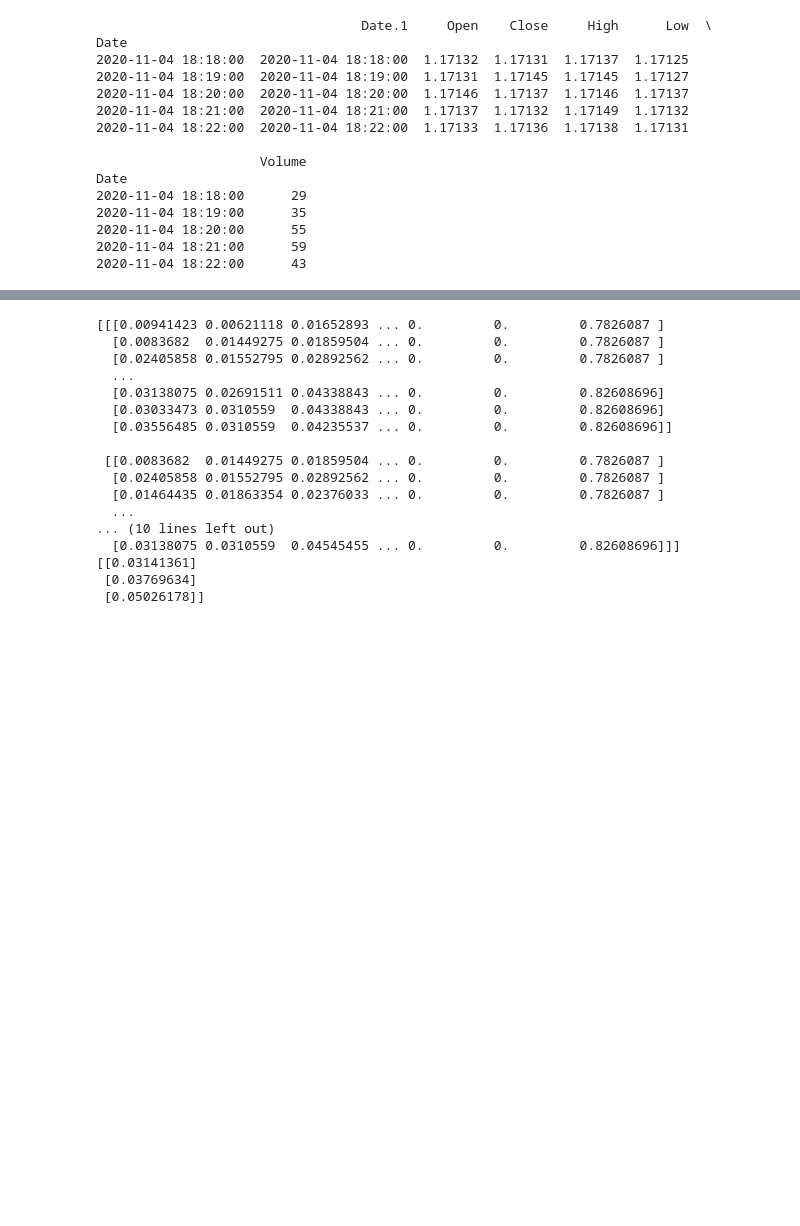
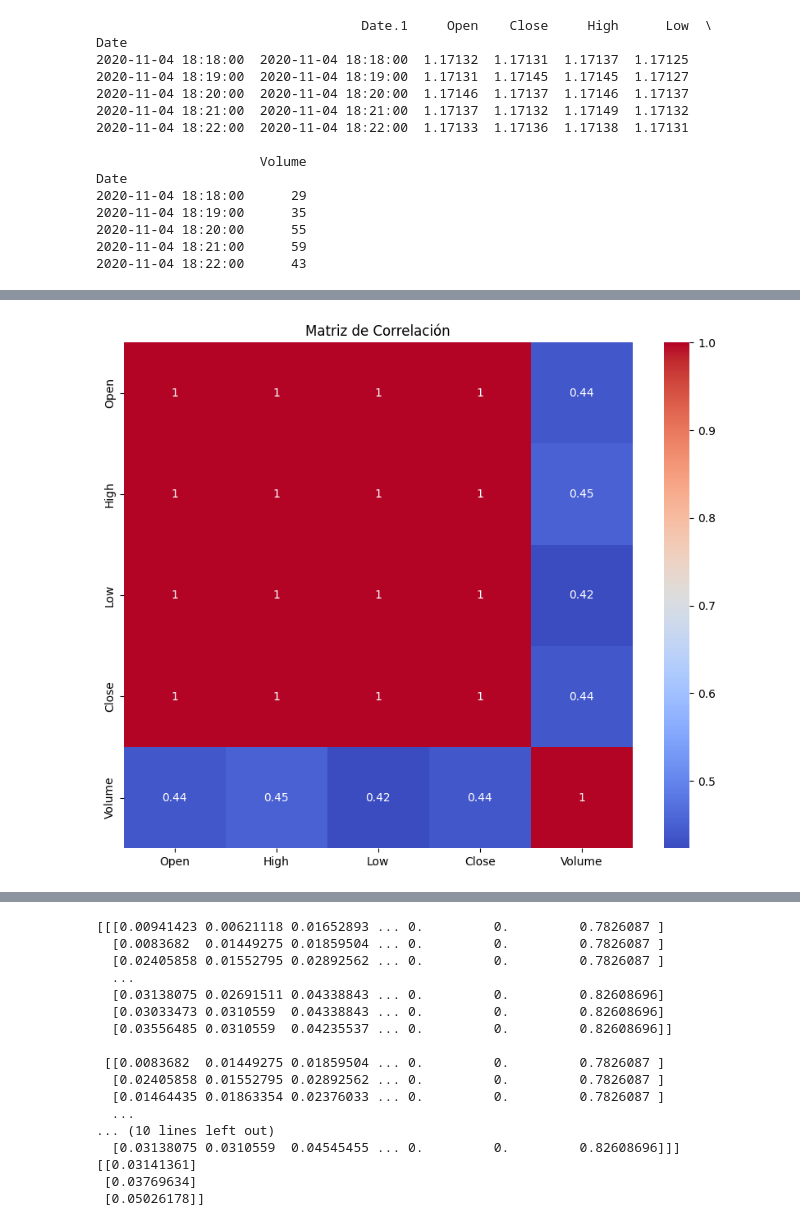
Before and after one commit to irenegauna/eur-usd-exchange-rate-predictor, a Jupyter notebook: Predicción_dolar_vs_euro.ipynb, the cells around one changed output, grey strips where cells are left out. Cells and saved outputs as stored; diff of their text form; code cells hidden in the pictures; blank space fills up the shorter version.

```diff
--- a/Predicción_dolar_vs_euro.ipynb
+++ b/Predicción_dolar_vs_euro.ipynb
@@ -38,0 +52,8 @@ Date
+# %%
+#reviso la correlación entre variables
+plt.figure(figsize=(10,8))
+sns.heatmap(data[['Open', 'High', 'Low', 'Close', 'Volume']].corr(), annot=True, cmap='coolwarm')
+plt.title('Matriz de Correlación')
+plt.show()
+# %% [output]
+[figure, added]
```
Also changed, not shown: parts of 3 cells of this notebook.
